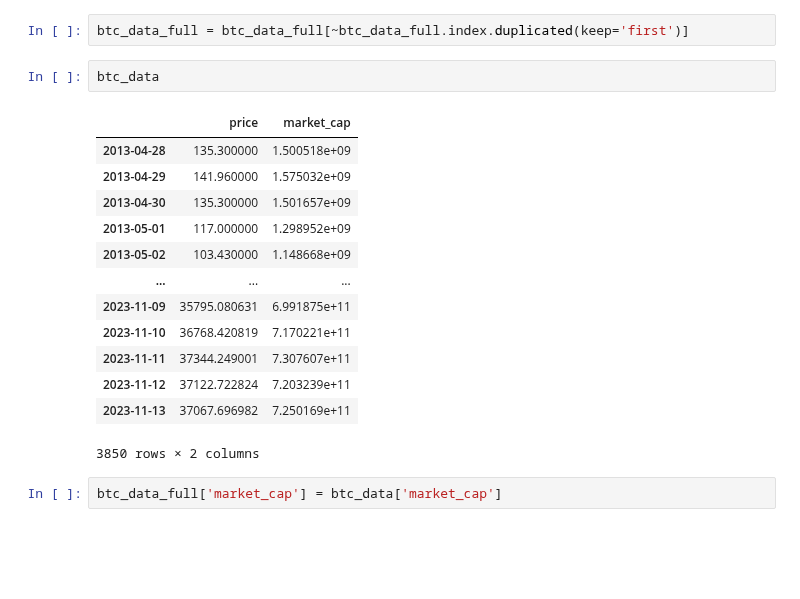
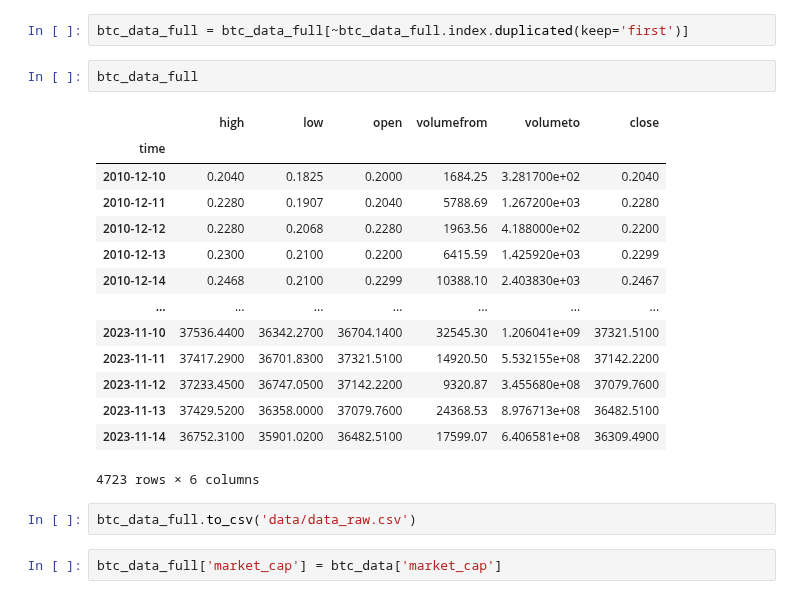
Before and after one commit to ThomasMeb/Alla2, a Jupyter notebook: data_mining.ipynb, the cells around one changed output. Drawn from its saved outputs; the diff is of its cells as text; blank space fills up the shorter version.

Commit message:
avancées script final, récup data et calcul features

```diff
--- a/data_mining.ipynb
+++ b/data_mining.ipynb
@@ -199,21 +186,24 @@ time
 # %%
 btc_data_full = btc_data_full[~btc_data_full.index.duplicated(keep='first')]
-# %%
-btc_data
-# %% [output]
-|  | price | market_cap |
-| 2013-04-28 | 135.300000 | 1.500518e+09 |
-| 2013-04-29 | 141.960000 | 1.575032e+09 |
-| 2013-04-30 | 135.300000 | 1.501657e+09 |
-| 2013-05-01 | 117.000000 | 1.298952e+09 |
-| 2013-05-02 | 103.430000 | 1.148668e+09 |
-| ... | ... | ... |
-| 2023-11-09 | 35795.080631 | 6.991875e+11 |
-| 2023-11-10 | 36768.420819 | 7.170221e+11 |
-| 2023-11-11 | 37344.249001 | 7.307607e+11 |
-| 2023-11-12 | 37122.722824 | 7.203239e+11 |
-| 2023-11-13 | 37067.696982 | 7.250169e+11 |
-3850 rows × 2 columns
+# %%
+btc_data_full
+# %% [output]
+|  | high | low | open | volumefrom | volumeto | close |
+| time |  |  |  |  |  |  |
+| 2010-12-10 | 0.2040 | 0.1825 | 0.2000 | 1684.25 | 3.281700e+02 | 0.2040 |
+| 2010-12-11 | 0.2280 | 0.1907 | 0.2040 | 5788.69 | 1.267200e+03 | 0.2280 |
+| 2010-12-12 | 0.2280 | 0.2068 | 0.2280 | 1963.56 | 4.188000e+02 | 0.2200 |
+| 2010-12-13 | 0.2300 | 0.2100 | 0.2200 | 6415.59 | 1.425920e+03 | 0.2299 |
+| 2010-12-14 | 0.2468 | 0.2100 | 0.2299 | 10388.10 | 2.403830e+03 | 0.2467 |
+| ... | ... | ... | ... | ... | ... | ... |
+| 2023-11-10 | 37536.4400 | 36342.2700 | 36704.1400 | 32545.30 | 1.206041e+09 | 37321.5100 |
+| 2023-11-11 | 37417.2900 | 36701.8300 | 37321.5100 | 14920.50 | 5.532155e+08 | 37142.2200 |
+| 2023-11-12 | 37233.4500 | 36747.0500 | 37142.2200 | 9320.87 | 3.455680e+08 | 37079.7600 |
+| 2023-11-13 | 37429.5200 | 36358.0000 | 37079.7600 | 24368.53 | 8.976713e+08 | 36482.5100 |
+| 2023-11-14 | 36752.3100 | 35901.0200 | 36482.5100 | 17599.07 | 6.406581e+08 | 36309.4900 |
+4723 rows × 6 columns
+# %%
+btc_data_full.to_csv('data/data_raw.csv')
 # %%
 btc_data_full['market_cap'] = btc_data['market_cap']
 # %% [output]
```
Also changed, not shown: parts of 11 cells of this notebook, 2 other files.
